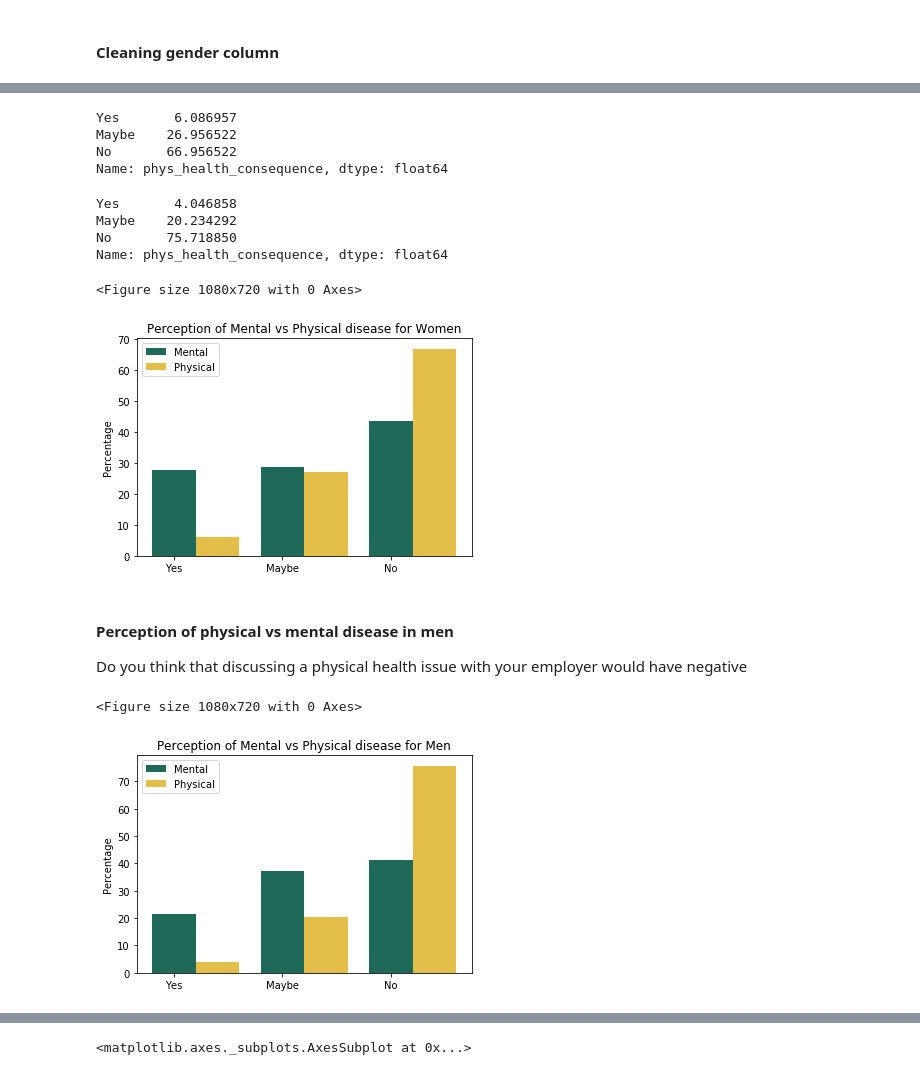
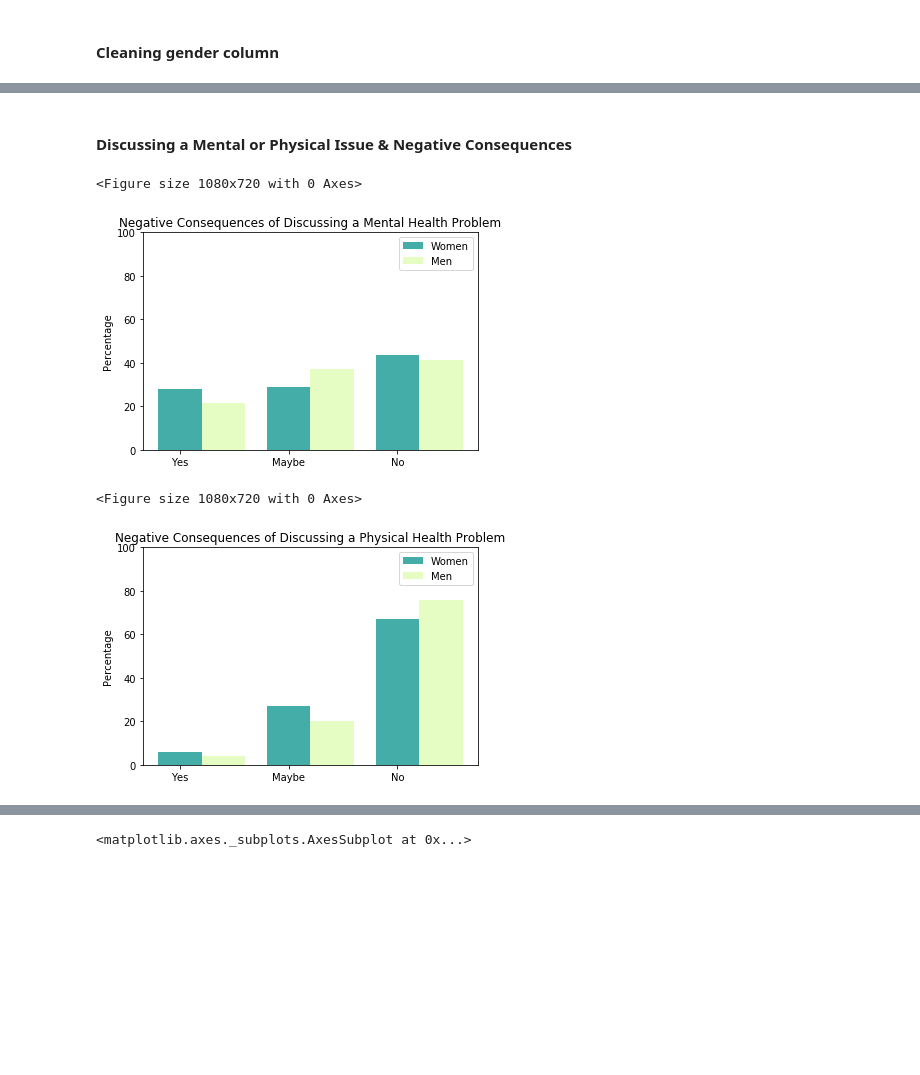
Before and after one commit to chriszapp/data-squad-32_EDA, a Jupyter notebook: tech and mental health.ipynb, the cells around one changed output, grey strips where cells are left out. Drawn from its saved outputs; the diff is of its cells as text; code cells hidden in the pictures; blank space fills up the shorter version.

```diff
--- a/tech and mental health.ipynb
+++ b/tech and mental health.ipynb
@@ -65,10 +107,8 @@ df.columns
 # Assuring column names are all lower case and whitespaces are replace by underscores
 df.columns = df.columns.str.lower().str.strip().str.replace(" ", "_")
 # %%
-# will drop the columns where the self-employed column has a value of NaN, since this info might be important for
-# later analysis and the number of columns is very low
-
-df.dropna(subset=['self_employed'], how='all', inplace=True)
+# Drop NaN values in the self-employed column because it is very low compared with the whole dataset
+df = df.dropna(subset=['self_employed'], how='all', inplace=True)
 # %% [markdown]
 #### Cleaning age column
 # %%
@@ -103,7 +142,7 @@ df["age"].isnull().sum()
 30
 # %%
 # dropping rows with NaN values in the age column
-df.dropna(subset=['age'], how='all', inplace=True)
+df = df.dropna(subset=['age'], how='all', inplace=True)
 df["age"].isnull().sum()
 # %% [output]
 0
@@ -184,9 +192,17 @@ df2 = df[["gender","mental_health_consequence", "phys_health_consequence", "cowo
+# %%
+# percentage women vs men in tech
+
+total_respondents = df["gender"].value_counts().sum()
+total_women = df[df["gender"] == "female"].count()[1]
+total_men = df[df["gender"] == "male"].count()[1]
+
+percentage_women = (total_women/total_respondents)*100
+percentage_men = (total_men/total_respondents)*100
+print("women",percentage_women)
+print("men", percentage_men)
+# %% [markdown]
+####  Discussing a Mental or Physical Issue & Negative Consequences
 # %%
-#total women & men
-df["gender"].value_counts()
-total_women = 230 # better ways of doing this, but no time
-total_men = 939
-
 #only columns that have the same type of answers "Yes", "No", "Maybe"
 consequence = df[["gender","mental_health_consequence","phys_health_consequence"]]
 consequence_f = consequence[consequence["gender"]=="female"]
@@ -203,60 +219,43 @@ cons_m_mental = (consequence_m["mental_health_consequence"].value_counts()/total
 
 cons_wo_phy = (consequence_f["phys_health_consequence"].value_counts()/total_women*100).sort_values()
 cons_m_phy = (consequence_m["phys_health_consequence"].value_counts()/total_men*100).sort_values()
-# %%
-cons_wo_phy
-# %% [output]
-Yes       6.086957
-Maybe    26.956522
-No       66.956522
-Name: phys_health_consequence, dtype: float64
-# %%
-cons_m_phy
-# %% [output]
-Yes       4.046858
-Maybe    20.234292
-No       75.718850
-Name: phys_health_consequence, dtype: float64
 # %%
-### plotting
+###MEN AGAINST WOMEN - MENTAL Issues
 #number of pairs of bars:
 n = 3
 
 #position of bars on x-axis
 
 labels =["Yes", "Maybe","No"]
 
 ind = np.arange(len(labels))
 
 fig = plt.figure(figsize=(15, 10))
 
 width = 0.4 #widht of the bars
 
 #WOMEN - behaviour facing mental vs physical disease
 fig, ax = plt.subplots()
-ax1 = ax.bar(ind,cons_wo_mental, width, label = "Mental", color="#1e6958" )
-ax2 = ax.bar(ind + width, cons_wo_phy, width, label = "Physical", color = "#e3bf49")
+ax1 = ax.bar(ind,cons_wo_mental, width, label = "Women", color="#45ADA8" )
+ax2 = ax.bar(ind + width, cons_m_mental, width, label = "Men", color = "#E5FCC2")
 
 
 # customising
 ax.set_ylabel('Percentage')
-ax.set_title('Perception of Mental vs Physical disease for Women')
-
+ax.set_title('Negative Consequences of Discussing a Mental Health Problem')
+ax.set_ylim(0,100)
 ax.set_xticks(ind)
 ax.set_xticklabels(labels)
 
 
 ax.legend()
 
 plt.show()
 # %% [output]
 <Figure size 1080x720 with 0 Axes>
-[figure, old version]
+[figure, new version]
-# %% [markdown]
-#### Perception of physical vs mental disease in men
-Do you think that discussing a physical health issue with your employer would have negative
 # %%
-### plotting
+###TEST   MEN AGAINST WOMEN - PHYSICAL
 #number of pairs of bars:
 n = 3
 
@@ -272,14 +271,14 @@ width = 0.4 #widht of the bars
 
 #WOMEN - behaviour facing mental vs physical disease
 fig, ax = plt.subplots()
-ax1 = ax.bar(ind,cons_m_mental, width, label = "Mental", color="#1e6958" )
-ax2 = ax.bar(ind + width, cons_m_phy, width, label = "Physical", color = "#e3bf49")
+ax1 = ax.bar(ind,cons_wo_phy, width, label = "Women", color="#45ADA8" )
+ax2 = ax.bar(ind + width, cons_m_phy, width, label = "Men", color = "#E5FCC2")
 
 
 # customising
 ax.set_ylabel('Percentage')
-ax.set_title('Perception of Mental vs Physical disease for Men')
-
+ax.set_title('Negative Consequences of Discussing a Physical Health Problem')
+ax.set_ylim(0,100)
 ax.set_xticks(ind)
 ax.set_xticklabels(labels)
 
@@ -289,4 +288,4 @@ ax.legend()
 plt.show()
 # %% [output]
 <Figure size 1080x720 with 0 Axes>
-[figure, old version]
+[figure, new version]
```
Also changed, not shown: parts of 32 cells of this notebook, 1 other file.
